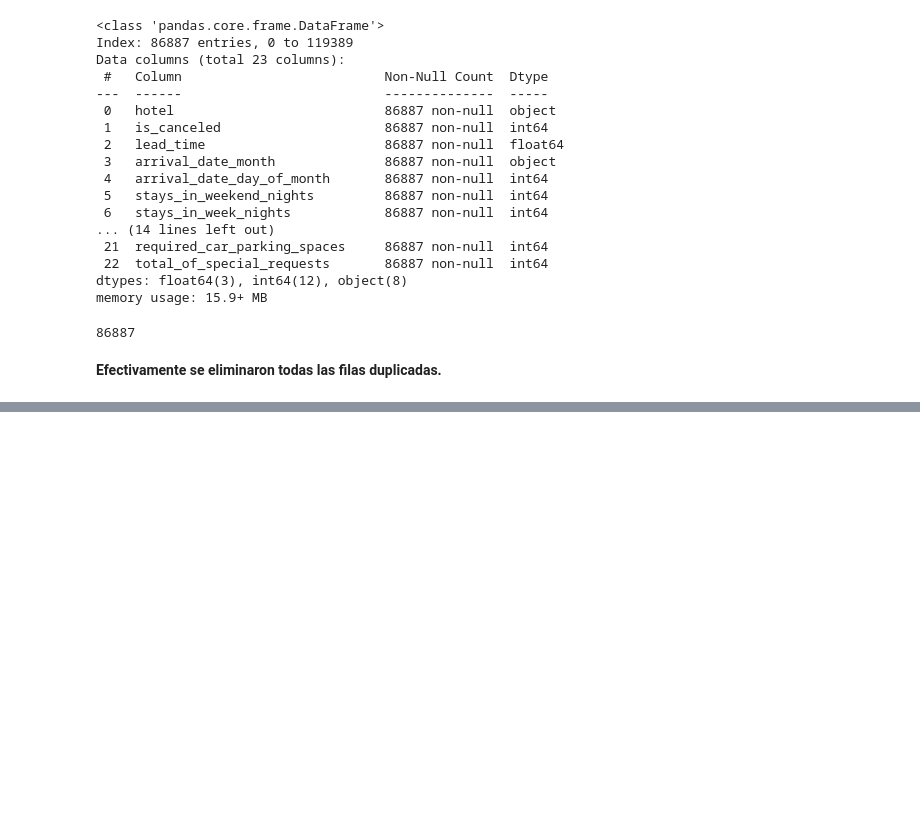
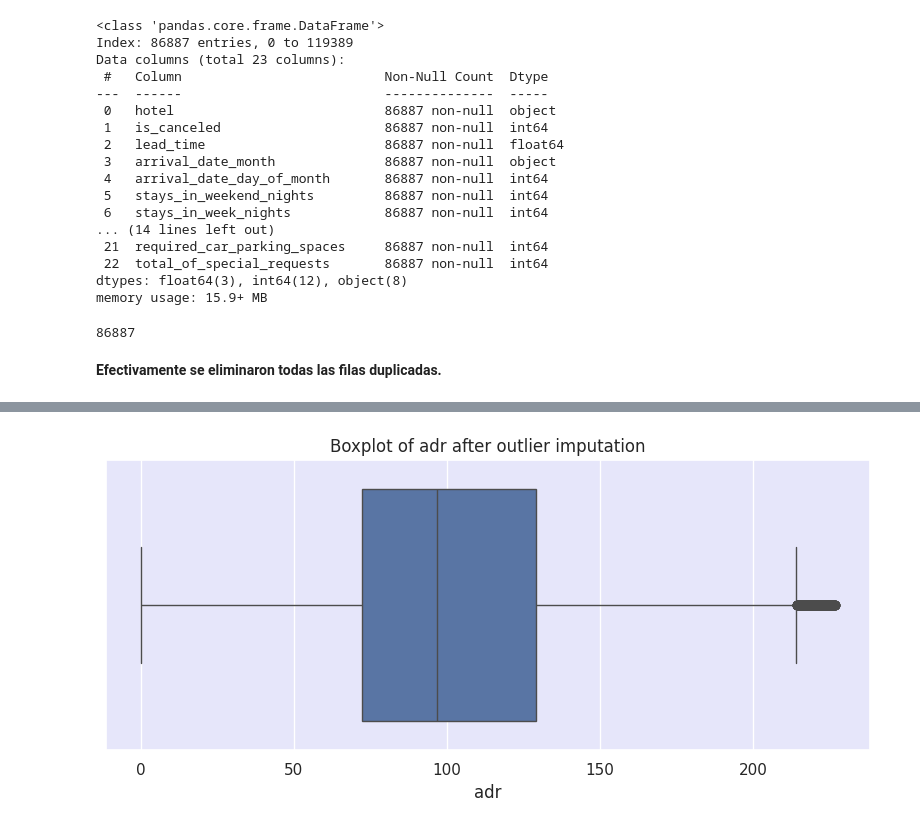
Before and after one commit to number1angel/tphotel, a Jupyter notebook: hotel_vn.ipynb, the cells around one changed output, grey strips where cells are left out. Saved outputs shown, nothing was run; the diff lists cells and outputs as text; code cells hidden in the pictures; blank space fills up the shorter version.

```diff
--- a/hotel_vn.ipynb
+++ b/hotel_vn.ipynb
@@ -398,0 +468,13 @@ memory usage: 15.9+ MB
+# %%
+Q1 = df['adr'].quantile(0.25)
+Q3 = df['adr'].quantile(0.75)
+IQR = Q3 - Q1
+
+lower_bound = Q1 - 1.5 * IQR
+upper_bound = Q3 + 1.5 * IQR
+
+outliers_adr = df[(df['adr'] < lower_bound) | (df['adr'] > upper_bound)]
+
+print(f"Number of outliers in 'adr': {len(outliers_adr)}")
+print("Outliers in 'adr':")
+display(outliers_adr[['adr']].head())
@@ -398,0 +490,10 @@ memory usage: 15.9+ MB
+# %%
+# Calculate the median of the non-outlier data in 'adr'
+median_adr_non_outlier = df[(df['adr'] >= lower_bound) & (df['adr'] <= upper_bound)]['adr'].median()
+
+# Impute the outliers with the calculated median
+df.loc[outliers_adr.index, 'adr'] = median_adr_non_outlier
+
+# Verify the imputation by checking the 'adr' values in the rows that were outliers
+print("First 5 'adr' values in the rows that were outliers after imputation:")
+display(df.loc[outliers_adr.index, 'adr'].head())
@@ -398,0 +509,8 @@ memory usage: 15.9+ MB
+# %%
+plt.figure(figsize=(8, 4))
+sns.boxplot(x=df['adr'])
+plt.title('Boxplot of adr after outlier imputation')
+plt.tight_layout()
+plt.show()
+# %% [output]
+[figure, added]
```
Also changed, not shown: parts of 15 cells of this notebook.
